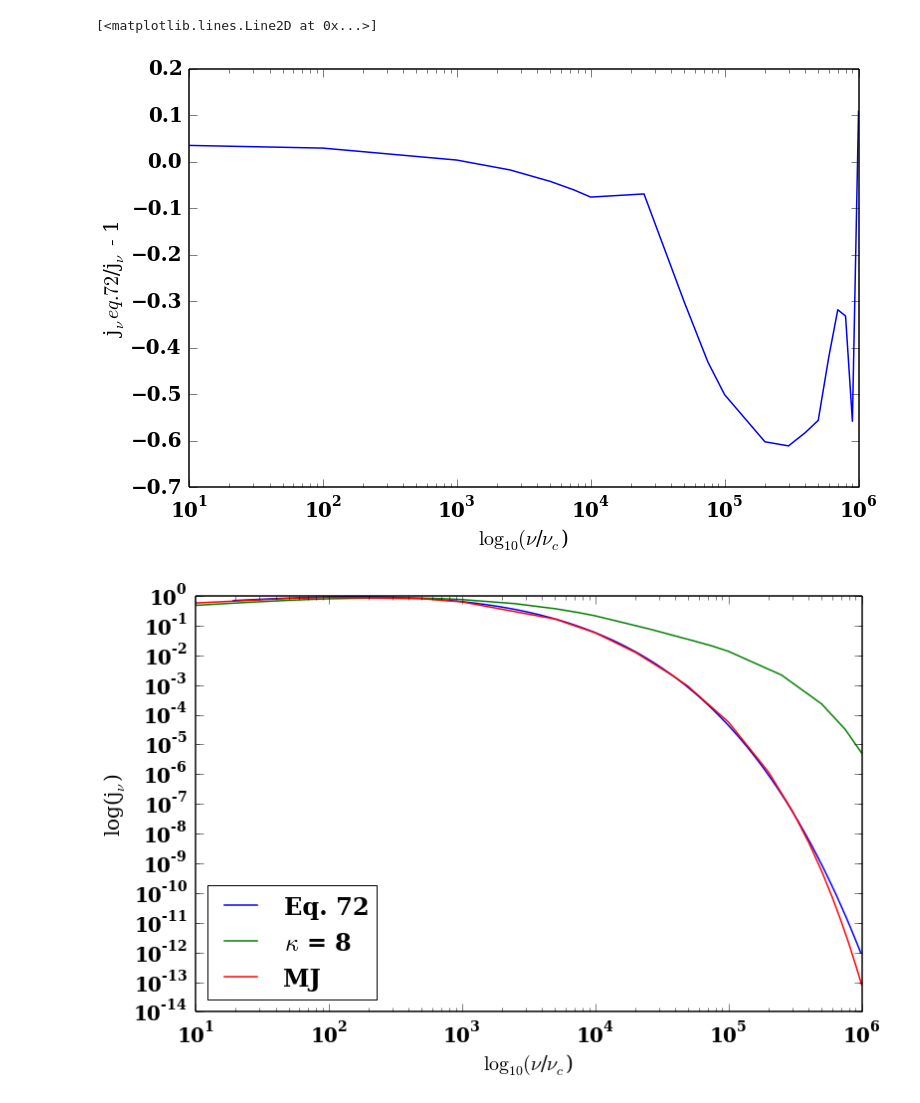
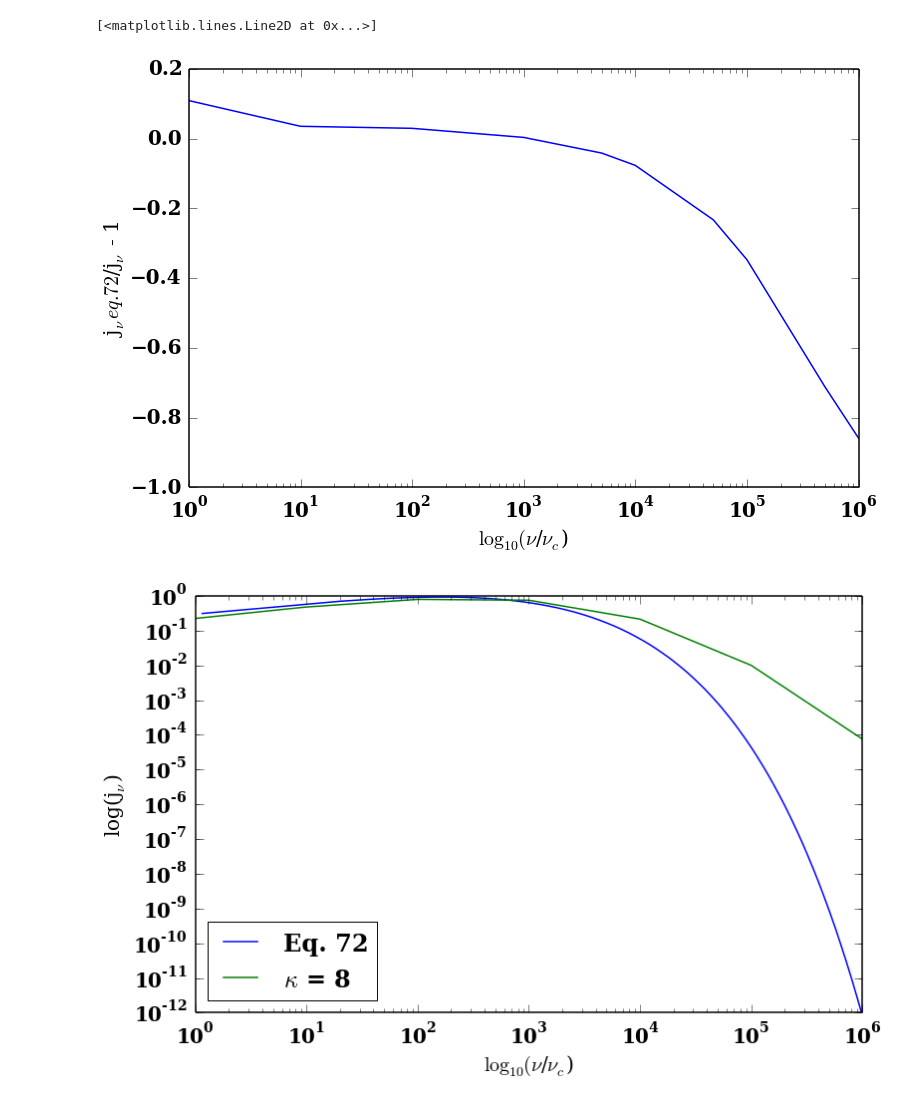
Before and after one commit to aapandy2/kappa_distributions, a Jupyter notebook: jnu_calculator_kappa.ipynb, the cells around one changed output. Drawn from its saved outputs; the diff is of its cells as text; code cells hidden in the pictures.

```diff
--- a/jnu_calculator_kappa.ipynb
+++ b/jnu_calculator_kappa.ipynb
@@ -143,0 +144,31 @@ n_summation(n_max)
+# %%
+#calculates and plots the peak on the n_summation and n_integration
+nu = 500000 * nu_c
+n_max = 500000000
+n_minus = (nu/nu_c) * abs(np.sin(theta))
+step = int((n_max - n_minus - 1.)/100.)
+
+ans = {}
+n = {}
+def gamma_integration_result(n):
+    gamma_minus = ((n*nu_c)/nu - abs(np.cos(theta)) * np.sqrt(((n*nu_c)/nu)**2. - (np.sin(theta))**2.))/(np.sin(theta))**2.
+    gamma_plus = ((n*nu_c)/nu + abs(np.cos(theta)) * np.sqrt(((n*nu_c)/nu)**2. - (np.sin(theta))**2.))/(np.sin(theta))**2.
+
+    def integrand(gamma):
+        f = gamma_integrand(gamma, n)
+        return f
+    result = quad(integrand, gamma_minus, gamma_plus, epsabs = 1e-1)[0]
+    return result
+
+
+a = 0
+for i in xrange(int(n_minus + 1.), n_max + int(n_minus + 1.), step):
+    ans[a] = gamma_integration_result(i)
+    n[a] = i
+    a = a + 1
+
+
+#print ans
+#print int(n_minus + 1)
+
+pl.plot(n.values(), ans.values())
@@ -144,7 +178,7 @@ n_summation(n_max)
 # %%
 #plots for kappa = 150 vs MJ and MJ fitting function
 
-kappa_data = np.loadtxt('/home/alex/kappa_dist/jnu_kappa150.txt')
+kappa_data = np.loadtxt('/home/alex/kappa_dist/jnu_kappa150_lowT.txt')
 pl.xlabel("$\\log_{10}(\\nu$/$\\nu_c$)")
 pl.ylabel("log(j$_\\nu$)")
 
@@ -157,14 +191,14 @@ def eq_72_jnu(X):
     ans = prefactor * f_of_X
     return ans
 
-X = np.arange(0, 50900., 1.)
+X = np.arange(0.06, 50900., 1.)
 
 #since we are plotting nu/nu_c, and X = nu/nu_s, we
 #need to plot (X * nu_s)/nu_c, eq_72(X)
 #used sums up until nu/nu_c = 10000 (including missing point 5000)
 pl.loglog((X * nu_s)/nu_c, eq_72_jnu(X), label='Eq. 72')
 pl.loglog(kappa_data[:, 0], kappa_data[:, 1], label='$\\kappa$ = 150')
-pl.loglog(MJ_data[:, 0], MJ_data[:, 1], label='MJ')
+#pl.loglog(MJ_data[:, 0], MJ_data[:, 1], label='MJ')
 pl.legend(loc='lower left')
 pl.show()
 # %% [output]
@@ -172,6 +206,6 @@ pl.show()
 # %%
 #error in calculated j_nu, for j_nu calculated from kappa distribution vs MJ fitting function
-errordata = np.loadtxt('/home/alex/kappa_dist/jnu_kappa150.txt')
+errordata = np.loadtxt('/home/alex/kappa_dist/jnu_kappa150_lowT.txt')
 nu_ratio = errordata[:, 0]
 calculated_jnu = errordata[:, 1]
 
@@ -184,32 +218,32 @@ pl.ylabel("j$_\\nu eq.72$/j$_\\nu$ - 1")
 pl.semilogx(nu_ratio, error)
 # %% [output]
 [<matplotlib.lines.Line2D at 0x...>]
-[figure, old version]
+[figure, new version]
 # %%
 #plots for kappa = 8 vs MJ and MJ fitting function
 
 kappa_data = np.loadtxt('/home/alex/kappa_dist/jnu_kappa8.txt')
 pl.xlabel("$\\log_{10}(\\nu$/$\\nu_c$)")
 pl.ylabel("log(j$_\\nu$)")
 
 MJ_data = np.loadtxt('/home/alex/kappa_dist/jnu_scipy.txt')
 
 
 def eq_72_jnu(X):
     prefactor = (n_e * np.sqrt(2.) * np.pi * e**2. * nu_s)/(3. * special.kn(2., 1./theta_e) * c)
     f_of_X = (X**(1./2.) + 2**(11./12.) * X**(1./6.))**2. * np.exp(-X**(1./3.))
     ans = prefactor * f_of_X
     return ans
 
-X = np.arange(0, 50900., 1.)
+X = np.arange(0.06, 50900., 1.)
 
 #since we are plotting nu/nu_c, and X = nu/nu_s, we
 #need to plot (X * nu_s)/nu_c, eq_72(X)
 #used sums up until nu/nu_c = 10000 (including missing point 5000)
 pl.loglog((X * nu_s)/nu_c, eq_72_jnu(X), label='Eq. 72')
 pl.loglog(kappa_data[:, 0], kappa_data[:, 1], label='$\\kappa$ = 8')
-pl.loglog(MJ_data[:, 0], MJ_data[:, 1], label='MJ')
+#pl.loglog(MJ_data[:, 0], MJ_data[:, 1], label='MJ')
 pl.legend(loc='lower left')
 pl.show()
 # %% [output]
-[figure, old version]
+[figure, new version]
```
Also changed, not shown: parts of 4 cells of this notebook.
